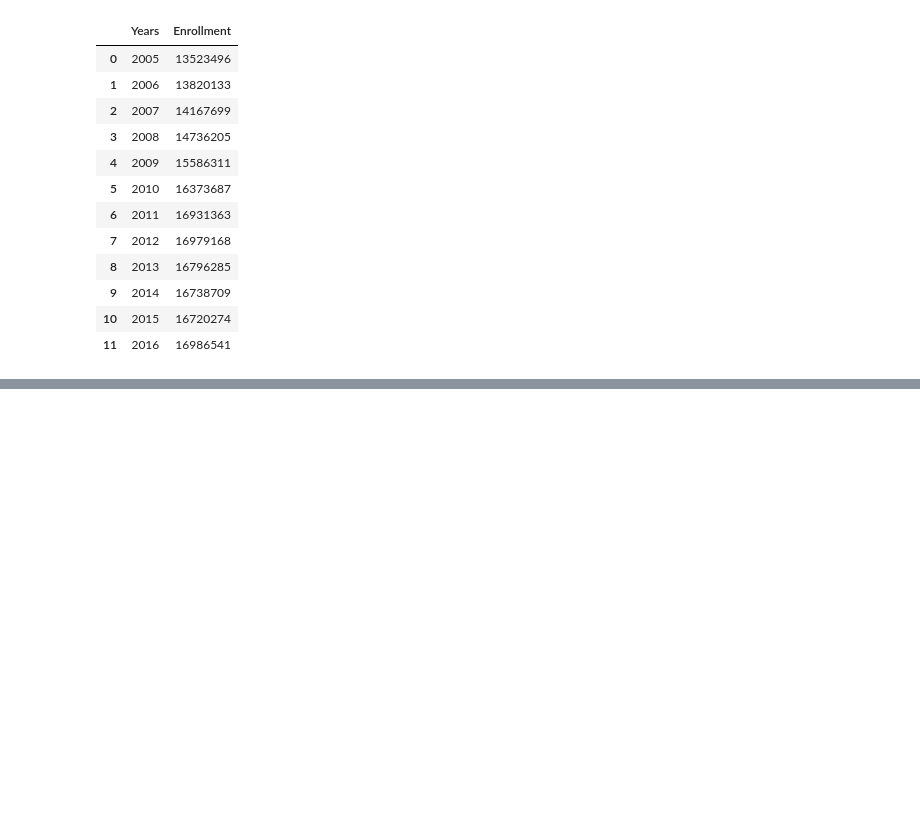
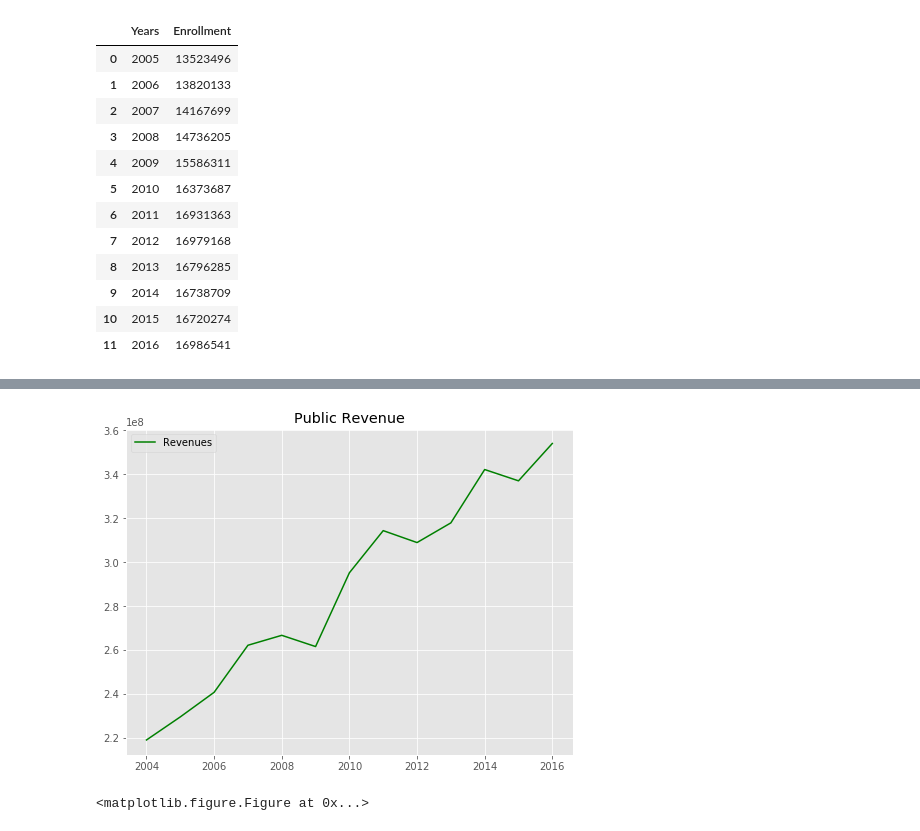
Before and after one commit to RCate/Project_2, a Jupyter notebook: Student_loans_grants_aid.ipynb, the cells around one changed output, grey strips where cells are left out. Saved outputs shown, nothing was run; the diff lists cells and outputs as text; code cells hidden in the pictures; blank space fills up the shorter version.

```diff
--- a/Student_loans_grants_aid.ipynb
+++ b/Student_loans_grants_aid.ipynb
@@ -82,0 +95,5 @@ plt.show()
+# %%
+file3_csv = "Public_Revenue.csv"
+Public_revenue_df = pd.read_csv(file3_csv)
+file4_csv = "Private_Revenue.csv"
+Private_revenue_df = pd.read_csv(file4_csv)
@@ -82,0 +134,13 @@ plt.show()
+# %%
+year = Public_revenue_df["Year"]
+plt.figure(figsize=(8,6))
+public, = plt.plot(year, Public_revenue_df["Revenues"], color = "Green")
+# plt.legend(handles=[ax], loc="best")
+plt.title("Public Revenue")
+# Show the chart
+plt.legend(handles=[public], loc="best")
+plt.show()
+plt.savefig("Public_Revenue.png")
+# %% [output]
+[figure, added]
+<matplotlib.figure.Figure at 0x...>
```
Also changed, not shown: parts of 13 cells of this notebook, 8 other files.
